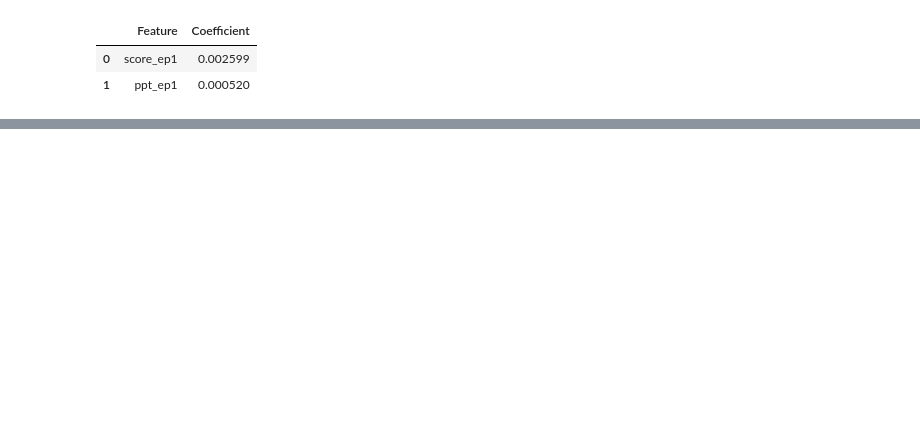
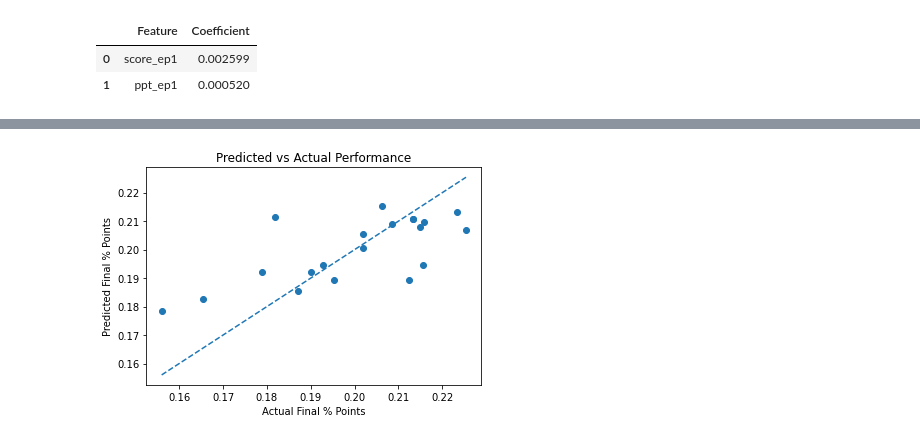
Before and after one commit to kathryncodesthings/taskmaster-predictions-with-machine-learning, a Jupyter notebook: notebooks/Notebook 02.ipynb, the cells around one changed output, grey strips where cells are left out. Saved outputs shown, nothing was run; the diff lists cells and outputs as text; code cells hidden in the pictures; blank space fills up the shorter version.

```diff
--- a/notebooks/Notebook 02.ipynb
+++ b/notebooks/Notebook 02.ipynb
@@ -253,0 +309,14 @@ plt.show()
+# %%
+# Visualise scatterplot of results
+
+plt.scatter(y_test, y_pred_norm)
+plt.plot([y_test.min(), y_test.max()],
+         [y_test.min(), y_test.max()],
+         linestyle="--")
+
+plt.xlabel("Actual Final % Points")
+plt.ylabel("Predicted Final % Points")
+plt.title("Predicted vs Actual Performance")
+plt.show()
+# %% [output]
+[figure, added]
```
Also changed, not shown: parts of 5 cells of this notebook, 4 other files.
